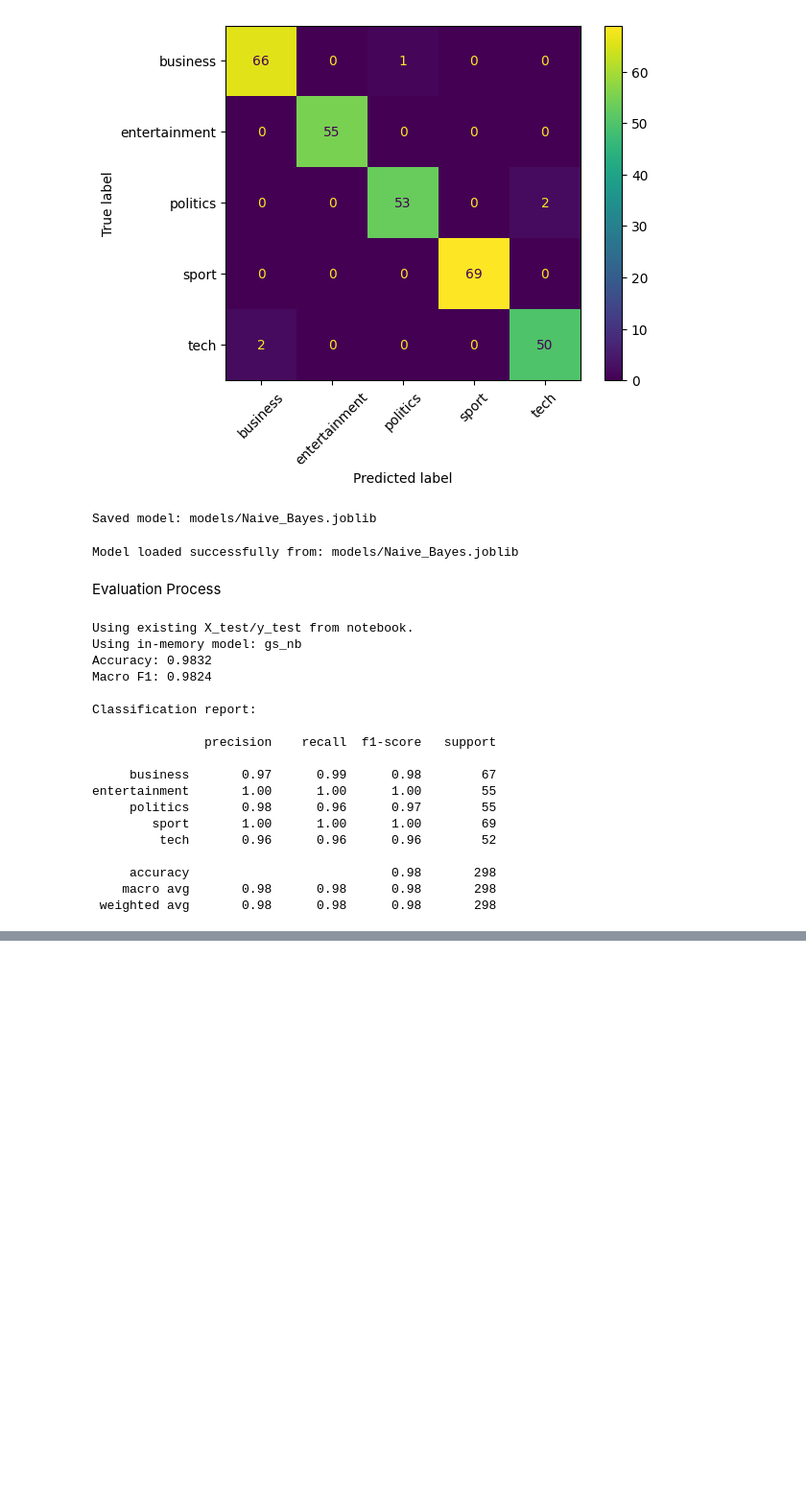
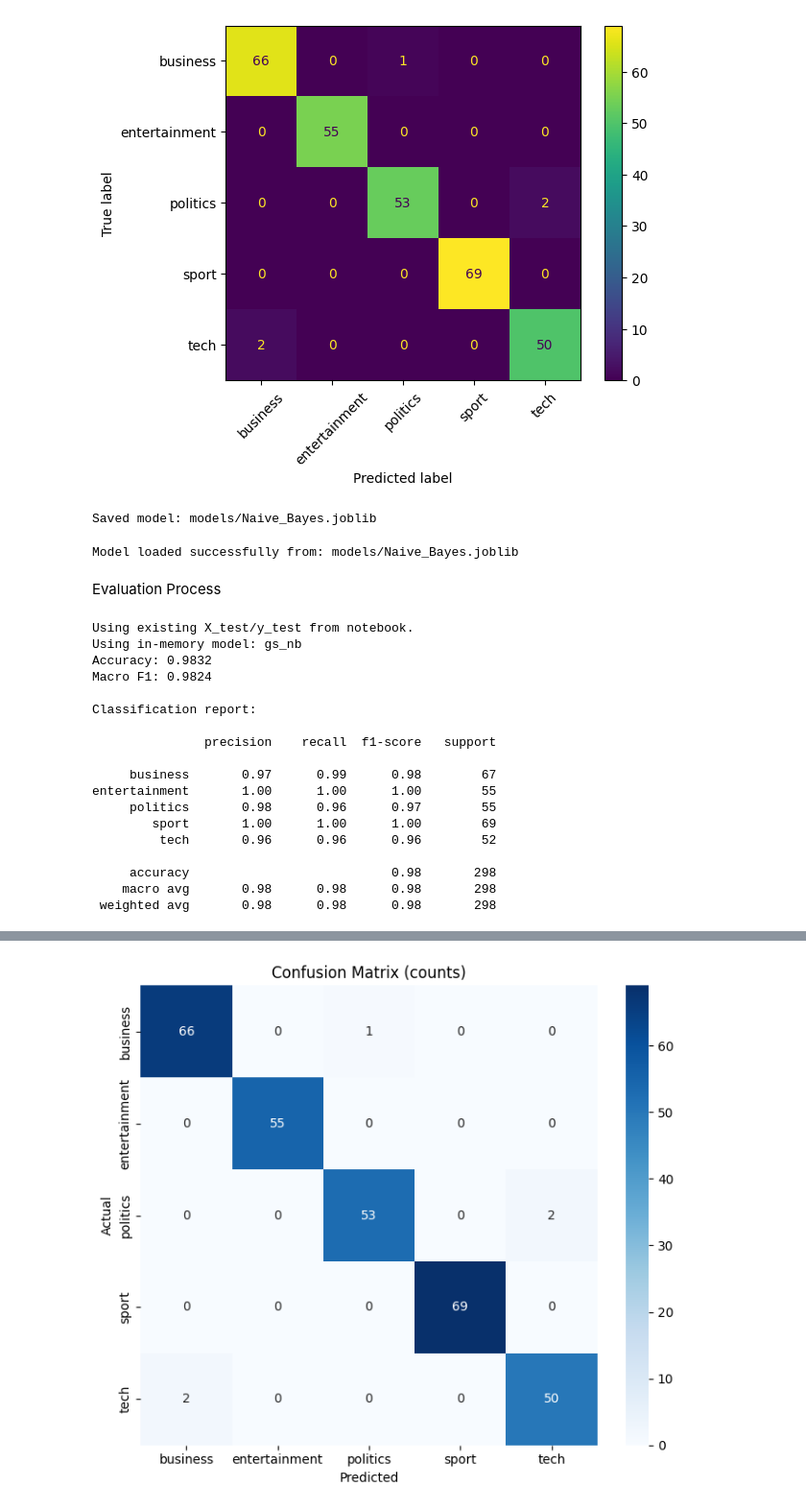
Before and after one commit to luckysiabula-bit/classification_of_domain-subject_area_reference., a Jupyter notebook: classification_of_domain_subject_area_reference.ipynb, the cells around one changed output, grey strips where cells are left out. Shown at 96% size. Drawn from its saved outputs; the diff is of its cells as text; code cells hidden in the pictures; blank space fills up the shorter version.

Commit message:
[EV] Implemented Confusion Matrix Visualizations

```diff
--- a/classification_of_domain_subject_area_reference.ipynb
+++ b/classification_of_domain_subject_area_reference.ipynb
@@ -850,0 +853,91 @@ entertainment       1.00      1.00      1.00        55
+# %%
+import matplotlib.pyplot as plt
+import seaborn as sns
+from sklearn.metrics import confusion_matrix
+import numpy as np
+from pathlib import Path
+import joblib
+
+# Reuse or recreate X_test, y_test (same code as M1)
+try:
+    X_test, y_test
+except NameError:
+    # import code to recreate split
+    import pandas as pd
+    from sklearn.model_selection import train_test_split
+    candidates = [
+        '/content/drive/MyDrive/BBC News Train (1).csv',
+        '/content/drive/MyDrive/BBC News Train.csv',
+        'BBC News Train (1).csv',
+        'BBC News Train.csv'
+    ]
+    for p in candidates:
+        if Path(p).exists():
+            df = pd.read_csv(p); break
+    else:
+        raise FileNotFoundError("Dataset not found. Upload CSV or change path.")
+    if 'ArticleId' in df.columns: df = df.drop(columns=['ArticleId'])
+    df['Text'] = df['Text'].astype(str); df['Category'] = df['Category'].astype(str)
+    X = df['Text'].values; y = df['Category'].values
+    X_train, X_test, y_train, y_test = train_test_split(X, y, test_size=0.2, random_state=42, stratify=y)
+    print("Recreated train/test split.")
+
+# Model loading function (same as M1)
+def load_model_any():
+    for name in ['best_estimator', 'gs_nb', 'gs_lr', 'gs_svm', 'best_model']:
+        if name in globals():
+            return globals()[name]
+    models_dir = Path('models')
+    if models_dir.exists():
+        for p in models_dir.glob('*.joblib'):
+            # prefer best_model.joblib if present
+            if p.name == 'best_model.joblib':
+                return joblib.load(p)
+        # else pick one
+        files = list(models_dir.glob('*.joblib'))
+        if files:
+            return joblib.load(files[0])
+    return None
+
+model = load_model_any()
+if model is None:
+    raise RuntimeError("No model found. Run training cell or put models in models/.")
+
+est = getattr(model, 'best_estimator_', model)
+
+# Get labels (order)
+labels = getattr(est, 'classes_', None)
+if labels is None:
+    # fallback to unique sorted labels from y_test
+    labels = np.unique(y_test)
+
+y_pred = est.predict(X_test)
+
+cm = confusion_matrix(y_test, y_pred, labels=labels)
+cm_norm = cm.astype('float') / cm.sum(axis=1)[:, np.newaxis]
+
+# Plot counts
+plt.figure(figsize=(7,6))
+sns.heatmap(cm, annot=True, fmt='d', xticklabels=labels, yticklabels=labels, cmap='Blues')
+plt.xlabel('Predicted')
+plt.ylabel('Actual')
+plt.title('Confusion Matrix (counts)')
+plt.tight_layout()
+plt.savefig('confusion_matrix_counts.png', dpi=150)
+plt.show()
+
+print('\n')
+
+# Plot normalized
+plt.figure(figsize=(7,6))
+sns.heatmap(cm_norm, annot=True, fmt='.2f', xticklabels=labels, yticklabels=labels, cmap='Blues')
+plt.xlabel('Predicted')
+plt.ylabel('Actual')
+plt.title('Confusion Matrix (normalized by true class)')
+plt.tight_layout()
+plt.savefig('confusion_matrix_norm.png', dpi=150)
+plt.show()
+
+print("Saved confusion_matrix_counts.png and confusion_matrix_norm.png")
+# %% [output]
+[figure, added]
```
Also changed, not shown: parts of 2 cells of this notebook.
